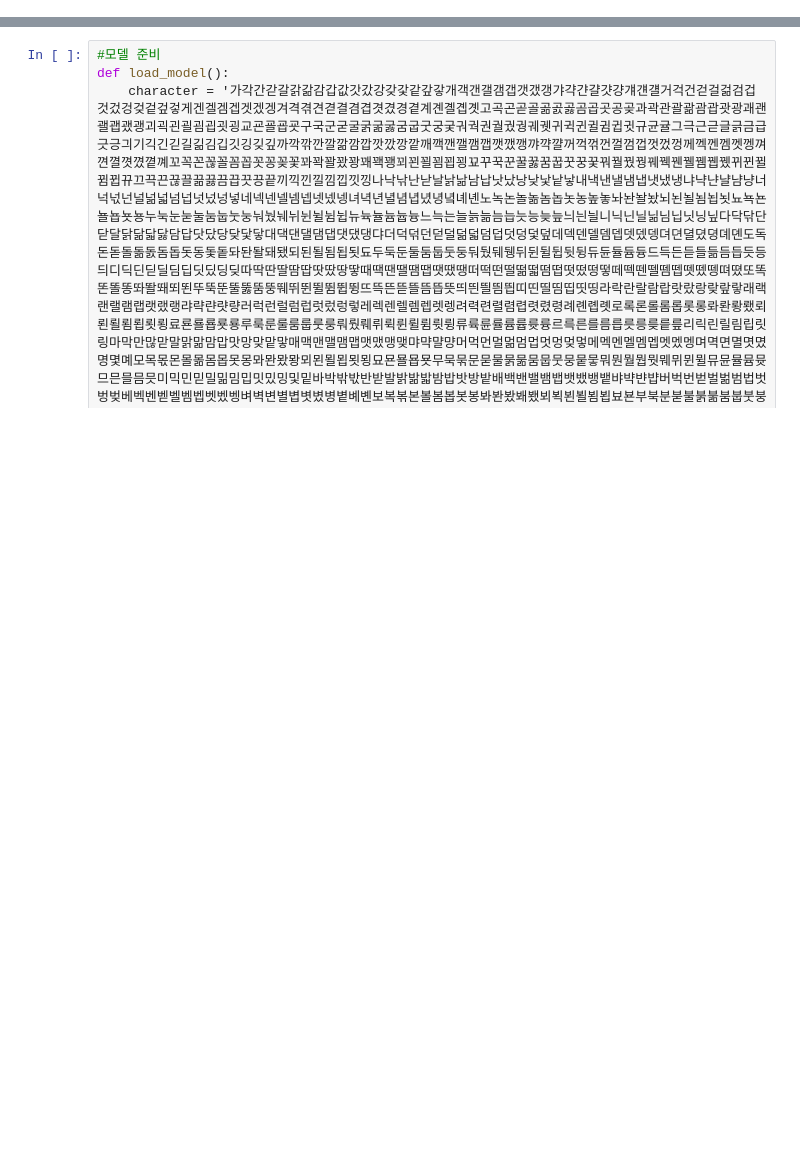
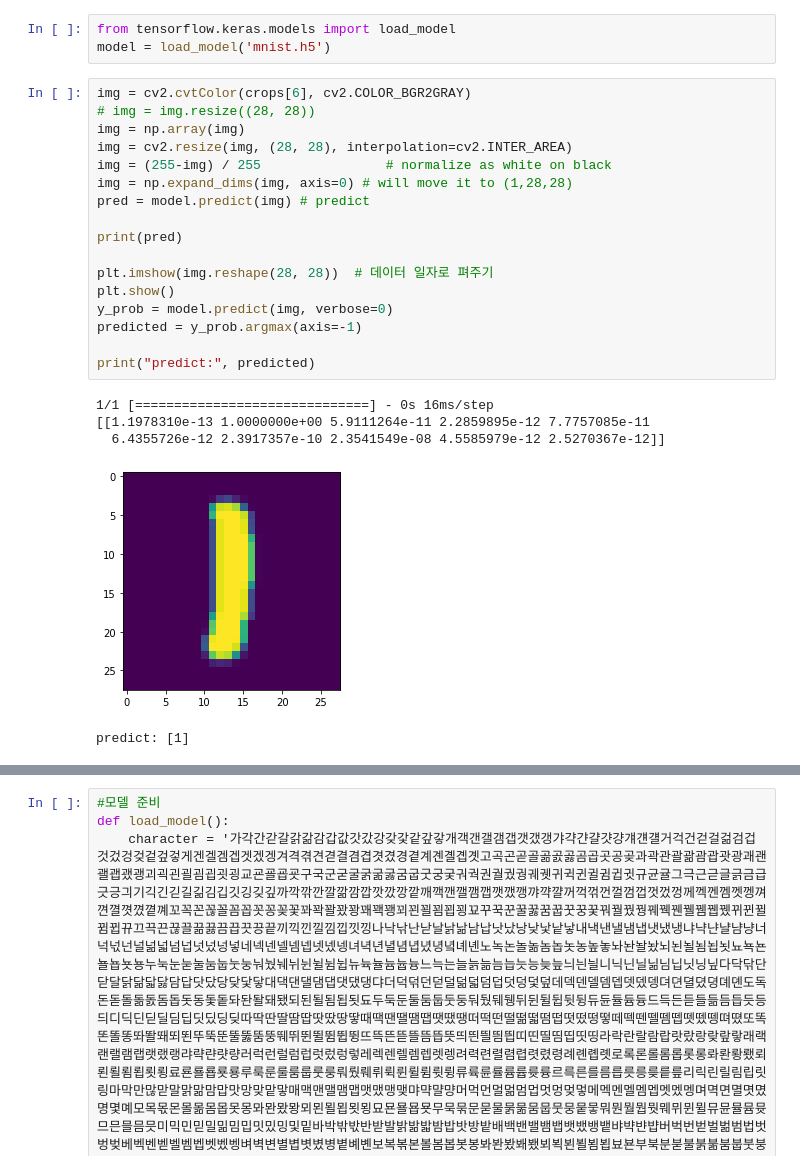
Before and after one commit to RockhoRockho/FG_Vision, a Jupyter notebook: vision.ipynb, the cells around one changed output, grey strips where cells are left out. Cells and saved outputs as stored; diff of their text form; blank space fills up the shorter version.

```diff
--- a/vision.ipynb
+++ b/vision.ipynb
@@ -1,3 +1,29 @@
+# %%
+from tensorflow.keras.models import load_model
+model = load_model('mnist.h5')
+# %%
+img = cv2.cvtColor(crops[6], cv2.COLOR_BGR2GRAY)
+# img = img.resize((28, 28))
+img = np.array(img)
+img = cv2.resize(img, (28, 28), interpolation=cv2.INTER_AREA)
+img = (255-img) / 255                # normalize as white on black
+img = np.expand_dims(img, axis=0) # will move it to (1,28,28)
+pred = model.predict(img) # predict
+
+print(pred)
+
+plt.imshow(img.reshape(28, 28))  # 데이터 일자로 펴주기
+plt.show()
+y_prob = model.predict(img, verbose=0)
+predicted = y_prob.argmax(axis=-1)
+
+print("predict:", predicted)
+# %% [output]
+1/1 [==============================] - 0s 16ms/step
+[[1.1978310e-13 1.0000000e+00 5.9111264e-11 2.2859895e-12 7.7757085e-11
+  6.4355726e-12 2.3917357e-10 2.3541549e-08 4.5585979e-12 2.5270367e-12]]
+[figure, added]
+predict: [1]
 # %%
 # -*- coding: utf-8 -*-
 from model import VGG_FeatureExtractor
```
Also changed, not shown: parts of 10 cells of this notebook, 3 other files.
